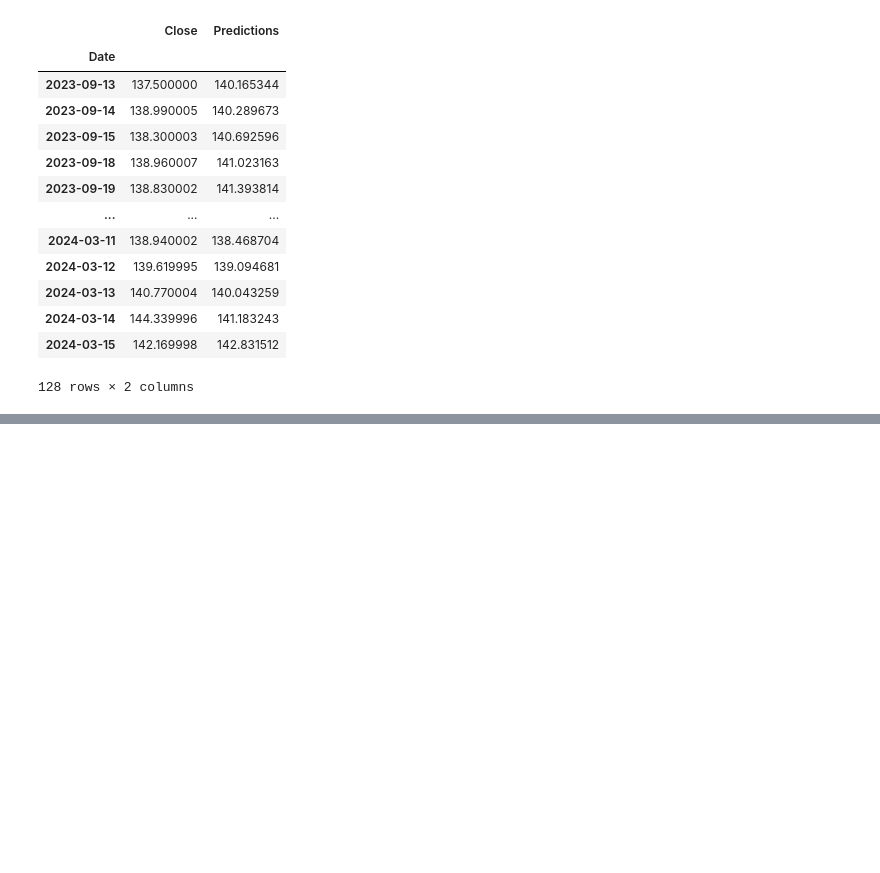
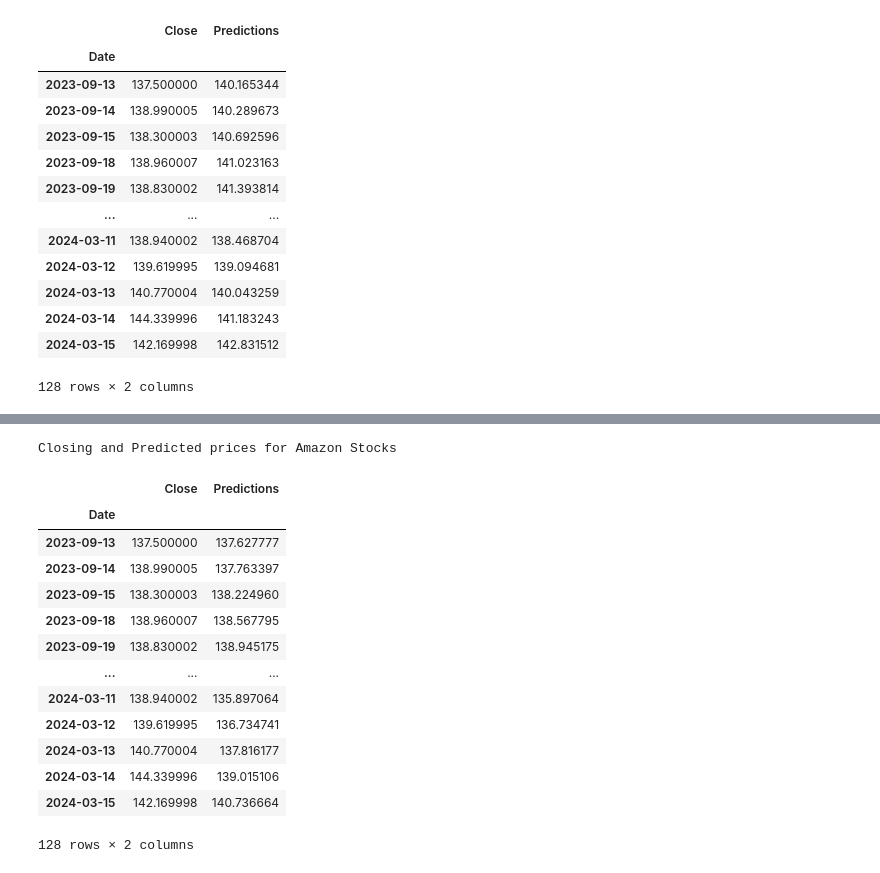
Before and after one commit to DURGABHAVANI66/Stock-Market-Analysis-and-Prediction-using-LSTM, a Jupyter notebook: code.ipynb, the cells around one changed output, grey strips where cells are left out. Saved outputs shown, nothing was run; the diff lists cells and outputs as text; code cells hidden in the pictures; blank space fills up the shorter version.

```diff
--- a/code.ipynb
+++ b/code.ipynb
@@ -1057,0 +1212,20 @@ Closing and Predicted prices for Microsoft Stocks
+# %%
+# Show the valid and predicted prices for Amazon
+print('Closing and Predicted prices for Amazon Stocks')
+valid
+# %% [output]
+Closing and Predicted prices for Amazon Stocks
+|  | Close | Predictions |
+| Date |  |  |
+| 2023-09-13 | 137.500000 | 137.627777 |
+| 2023-09-14 | 138.990005 | 137.763397 |
+| 2023-09-15 | 138.300003 | 138.224960 |
+| 2023-09-18 | 138.960007 | 138.567795 |
+| 2023-09-19 | 138.830002 | 138.945175 |
+| ... | ... | ... |
+| 2024-03-11 | 138.940002 | 135.897064 |
+| 2024-03-12 | 139.619995 | 136.734741 |
+| 2024-03-13 | 140.770004 | 137.816177 |
+| 2024-03-14 | 144.339996 | 139.015106 |
+| 2024-03-15 | 142.169998 | 140.736664 |
+128 rows × 2 columns
```
Also changed, not shown: parts of 8 cells of this notebook.
